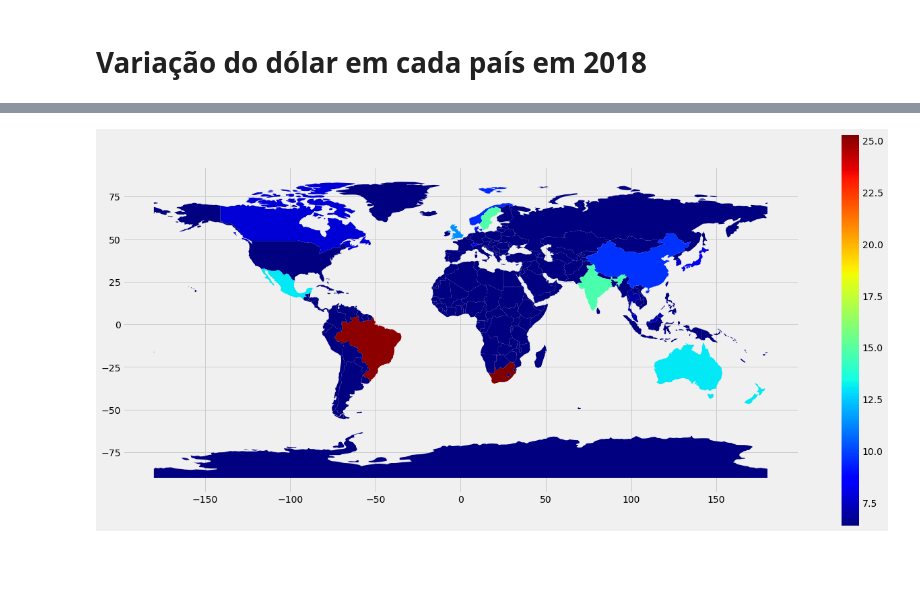
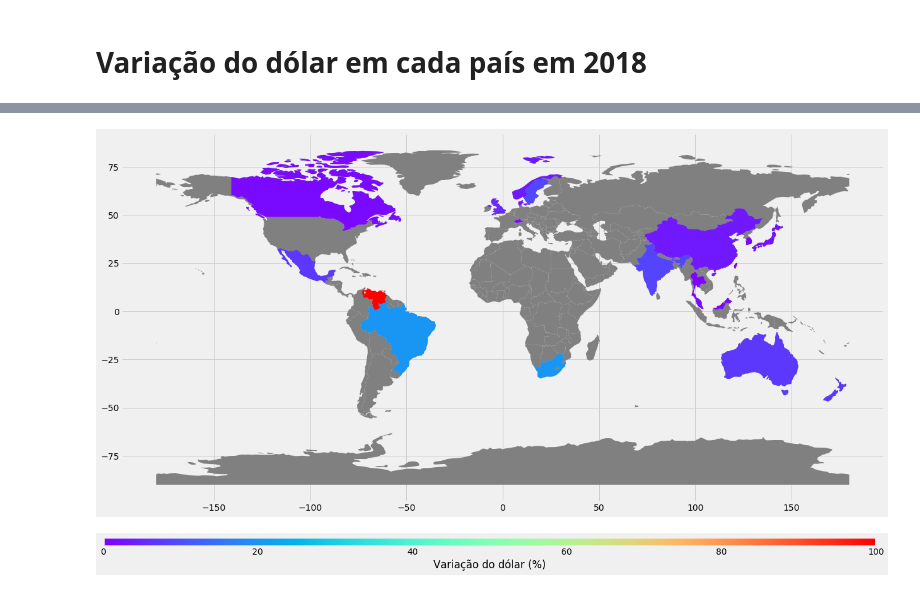
Before and after one commit to isabellefo/usdAnalysis, a Jupyter notebook: USDAnalysis.ipynb, the cells around one changed output, grey strips where cells are left out. Saved outputs shown, nothing was run; the diff lists cells and outputs as text; code cells hidden in the pictures; blank space fills up the shorter version.

Commit message:
Ajustes no mapa da variação do dólar
Cor cinza para países dados sem dados.

```diff
--- a/USDAnalysis.ipynb
+++ b/USDAnalysis.ipynb
@@ -287,9 +286,23 @@ world.head()
 | 2 | 603253 | Africa | W. Sahara | ESH | 906.5 | POLYGON ((-8.665589565454809 27.6... | NaN | NaN | NaN | NaN | ... |
 | 3 | 35623680 | North America | Canada | CAN | 1674000.0 | (POLYGON ((-122.84 49.00000000000... | Canada | 1.228 | 1.332 | 0.104 | ... |
 | 4 | 326625791 | North America | United States of America | USA | 18560000.0 | (POLYGON ((-122.84 49.00000000000... | NaN | NaN | NaN | NaN | ... |
-# %%
-plt.style.use('fivethirtyeight')
-world.plot(column='Diff(%)Max', figsize = (20,10), legend=True, cmap = 'jet')
-plt.show()
-# %% [output]
-[figure, removed]
+# %%
+world["pop_est_NAN"] = world.DiffMax.apply(lambda x: x if x >= 0 else np.nan)
+# %%
+ax = world.plot(color="grey",figsize = (20,10))
+plt.style.use('fivethirtyeight')
+world.dropna().plot(ax=ax, column='DiffMax', figsize = (20,10), cmap = 'rainbow')
+fig, ax = plt.subplots(figsize=(20, 0.5))
+fig.subplots_adjust(bottom=0.5)
+
+cmap = mpl.cm.rainbow
+norm = mpl.colors.Normalize(vmin=0, vmax=100)
+
+cb1 = mpl.colorbar.ColorbarBase(ax, cmap=cmap,
+                                norm=norm,
+                                orientation='horizontal')
+cb1.set_label('Variação do dólar (%)')
+plt.show()
+# %% [output]
+[figure, added]
+[figure, added]
```
Also changed, not shown: parts of 12 cells of this notebook.
